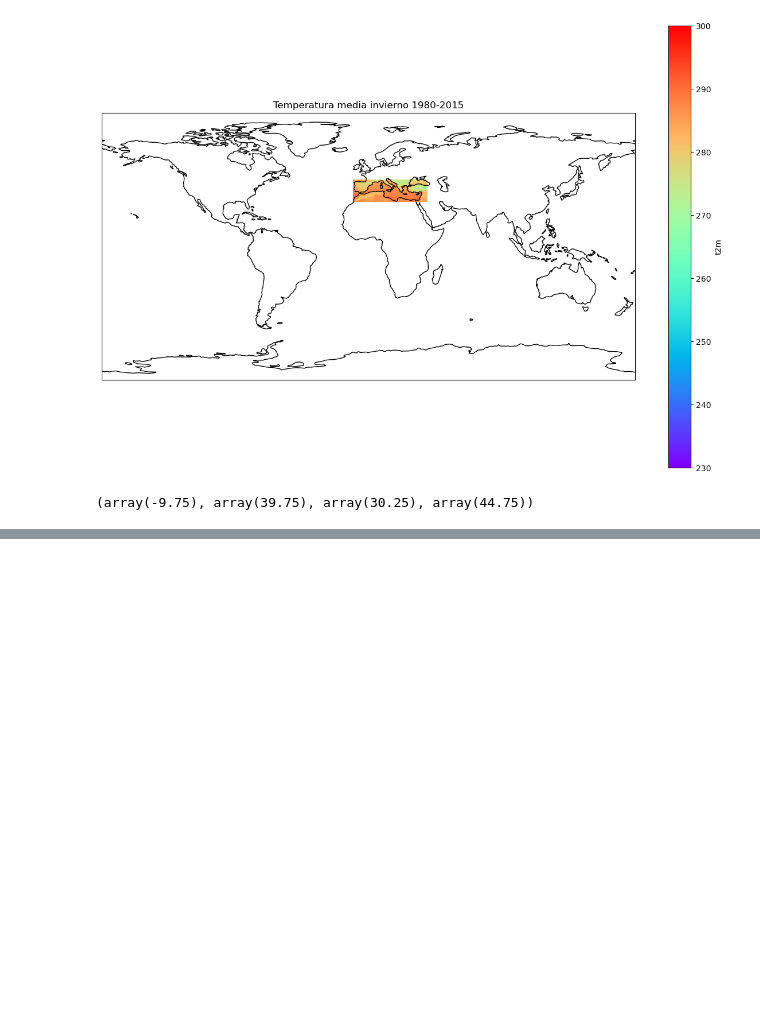
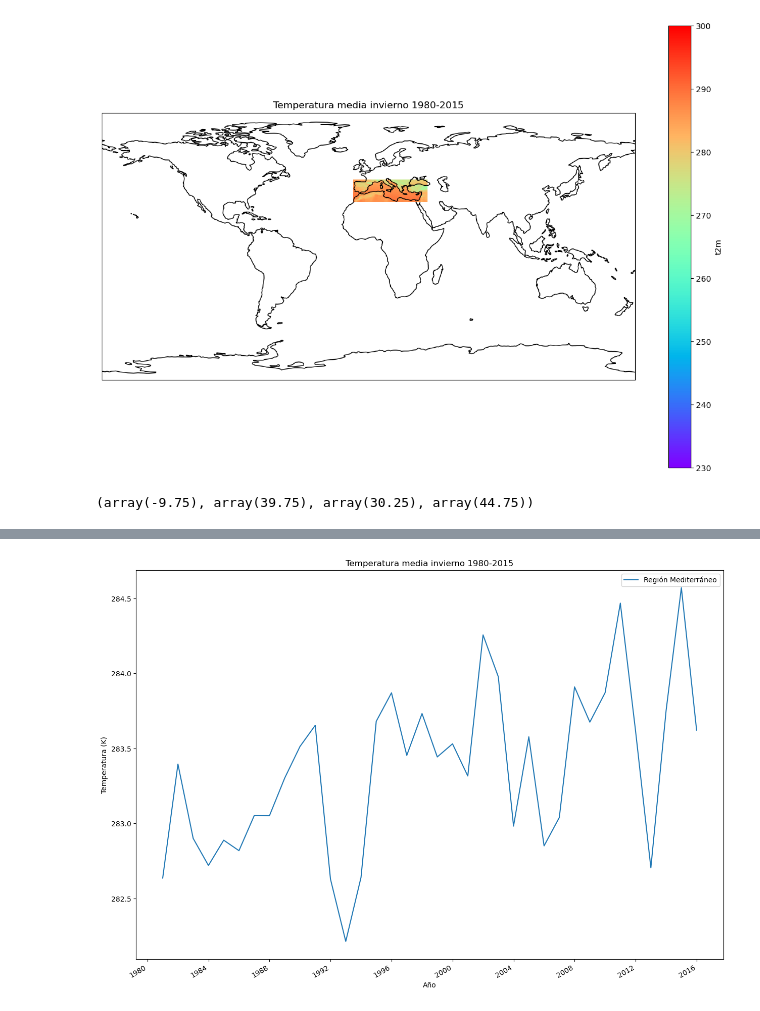
Before and after one commit to rubeenalonso/Practicas-Predictia, a Jupyter notebook: Tarea.ipynb, the cells around one changed output, grey strips where cells are left out. Saved outputs shown, nothing was run; the diff lists cells and outputs as text; code cells hidden in the pictures; blank space fills up the shorter version.

Commit message:
Serie temporal

```diff
--- a/Tarea.ipynb
+++ b/Tarea.ipynb
@@ -226,0 +229,3 @@ plt.gcf().set_size_inches(15, 10)
+# %%
+# Calcular pesos basados en la latitud
+weights = np.cos(np.deg2rad(dr_out["latitude"]))
@@ -226,0 +235,4 @@ plt.gcf().set_size_inches(15, 10)
+# %%
+# Resample a nivel anual ("Y) y se hace la media
+region_masked_anual = region_masked.resample(time="Y").mean()
+region_masked_anual
@@ -226,0 +257,14 @@ plt.gcf().set_size_inches(15, 10)
+# %%
+# Se hace una media ponderada por la latitud
+region_masked_anual_weighted = region_masked_anual.weighted(weights).mean(("latitude", "longitude"))
+# %%
+# Se hace un gráfico de la serie temporal
+f, ax = plt.subplots()
+region_masked_anual_weighted.plot.line(ax = ax, label= 'Región Mediterráneo')
+ax.set_title('Temperatura media invierno 1980-2015')
+ax.set_ylabel('Temperatura (K)')
+ax.set_xlabel('Año')
+ax.legend()
+plt.gcf().set_size_inches(15, 10)
+# %% [output]
+[figure, added]
```
Also changed, not shown: parts of 5 cells of this notebook.
